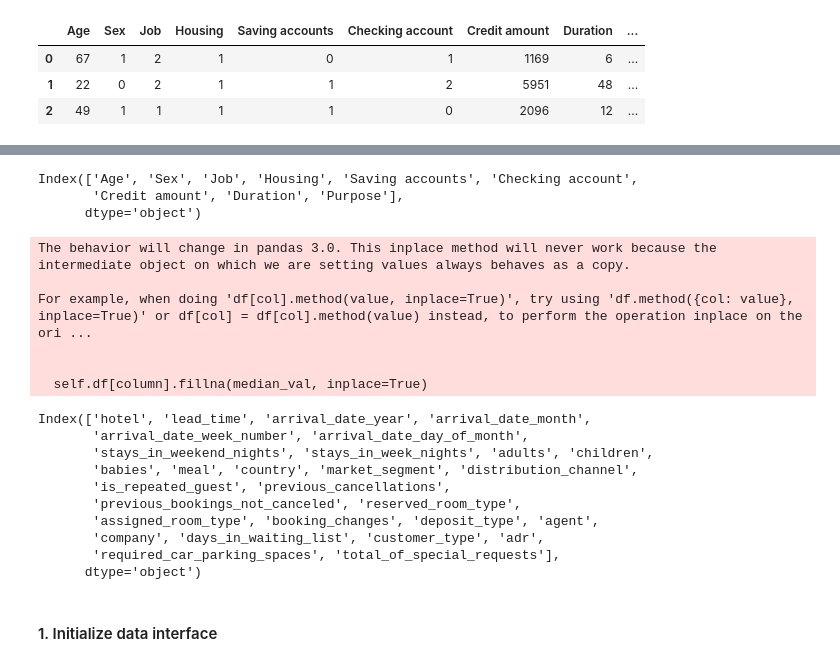
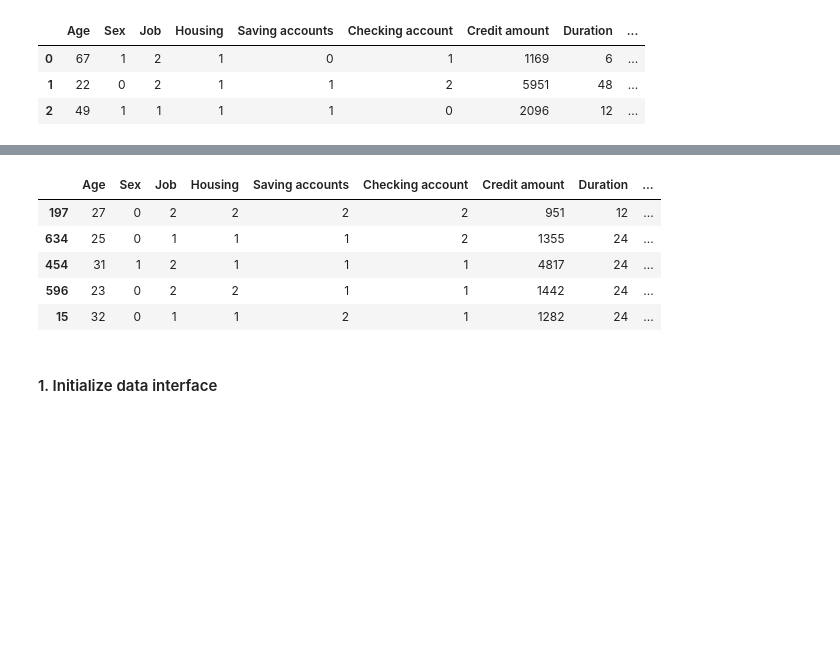
Before and after one commit to understanding-ml/COLA, a Jupyter notebook: demo.ipynb, the cells around one changed output, grey strips where cells are left out. Saved outputs shown, nothing was run; the diff lists cells and outputs as text; code cells hidden in the pictures; blank space fills up the shorter version.

```diff
--- a/demo.ipynb
+++ b/demo.ipynb
@@ -38,40 +23,20 @@ df_without_target.head()
-# %%
-feature_names = df_without_target.columns
-feature_names
-# %% [output]
-Index(['Age', 'Sex', 'Job', 'Housing', 'Saving accounts', 'Checking account',
-       'Credit amount', 'Duration', 'Purpose'],
-      dtype='object')
-# %%
-########### Hotel booking dataset
-from test_dataset import HotelBookingsDataset
-dataset_hotel = HotelBookingsDataset()
-df_heloc = dataset_hotel.get_dataframe()
-df_heloc.head(3)
-df_Risk_2 = df_heloc[df_heloc['is_canceled'] == 1]
-df_Risk_2 = df_Risk_2.sample(40)
-df_Risk_2.head()
-df_without_target_2 = df_Risk_2.drop(columns=['is_canceled']).copy()
-df_without_target_2.head()
-feature_names_2 = df_without_target_2.columns
-feature_names_2
-# %% [output]
-The behavior will change in pandas 3.0. This inplace method will never work because the intermediate object on which we are setting values always behaves as a copy.
-
-For example, when doing 'df[col].method(value, inplace=True)', try using 'df.method({col: value}, inplace=True)' or df[col] = df[col].method(value) instead, to perform the operation inplace on the ori ...
-
-
-  self.df[column].fillna(median_val, inplace=True)
-Index(['hotel', 'lead_time', 'arrival_date_year', 'arrival_date_month',
-       'arrival_date_week_number', 'arrival_date_day_of_month',
-       'stays_in_weekend_nights', 'stays_in_week_nights', 'adults', 'children',
-       'babies', 'meal', 'country', 'market_segment', 'distribution_channel',
-       'is_repeated_guest', 'previous_cancellations',
-       'previous_bookings_not_canceled', 'reserved_room_type',
-       'assigned_room_type', 'booking_changes', 'deposit_type', 'agent',
-       'company', 'days_in_waiting_list', 'customer_type', 'adr',
-       'required_car_parking_spaces', 'total_of_special_requests'],
-      dtype='object')
+# %%
+# pick 4 samples with Risk = 1
+df_Risk_1 = df[df['Risk'] == 1]
+df_Risk_1 = df_Risk_1.sample(6)
+
+# drop the target column.
+# Normally, the input data doesn't contain the target column
+df_without_target = df_Risk_1.drop(columns=['Risk']).copy()
+feature_names = df_without_target.columns
+df_without_target.head()
+# %% [output]
+|  | Age | Sex | Job | Housing | Saving accounts | Checking account | Credit amount | Duration | ... |
+| 197 | 27 | 0 | 2 | 2 | 2 | 2 | 951 | 12 | ... |
+| 634 | 25 | 0 | 1 | 1 | 1 | 2 | 1355 | 24 | ... |
+| 454 | 31 | 1 | 2 | 1 | 1 | 1 | 4817 | 24 | ... |
+| 596 | 23 | 0 | 2 | 2 | 1 | 1 | 1442 | 24 | ... |
+| 15 | 32 | 0 | 1 | 1 | 2 | 1 | 1282 | 24 | ... |
 # %% [markdown]
 #### 1. Initialize data interface
 # %%
```
Also changed, not shown: parts of 35 cells of this notebook, 5 other files.
